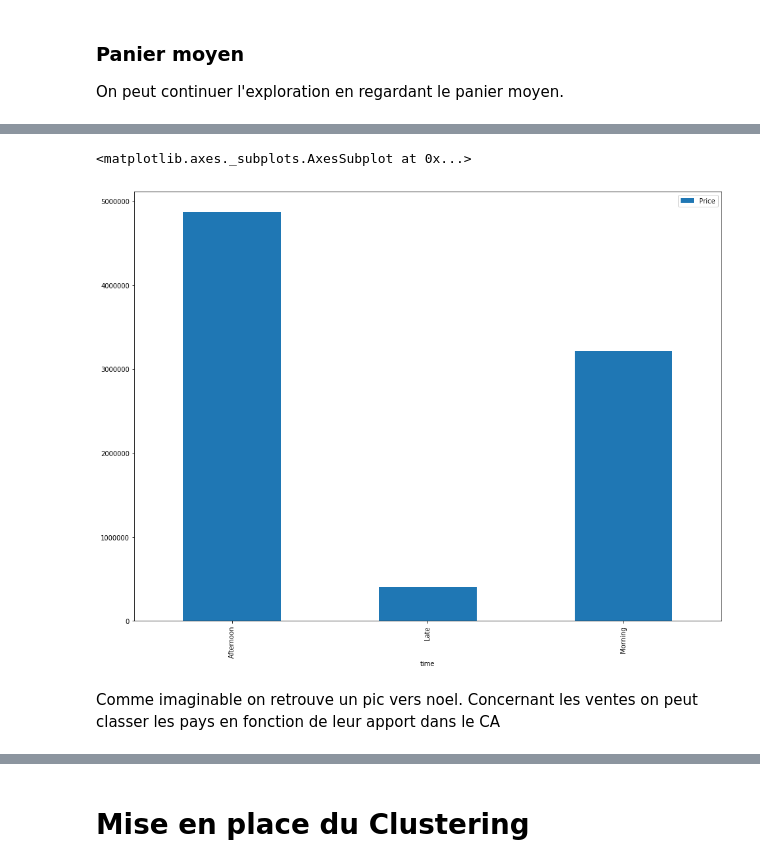
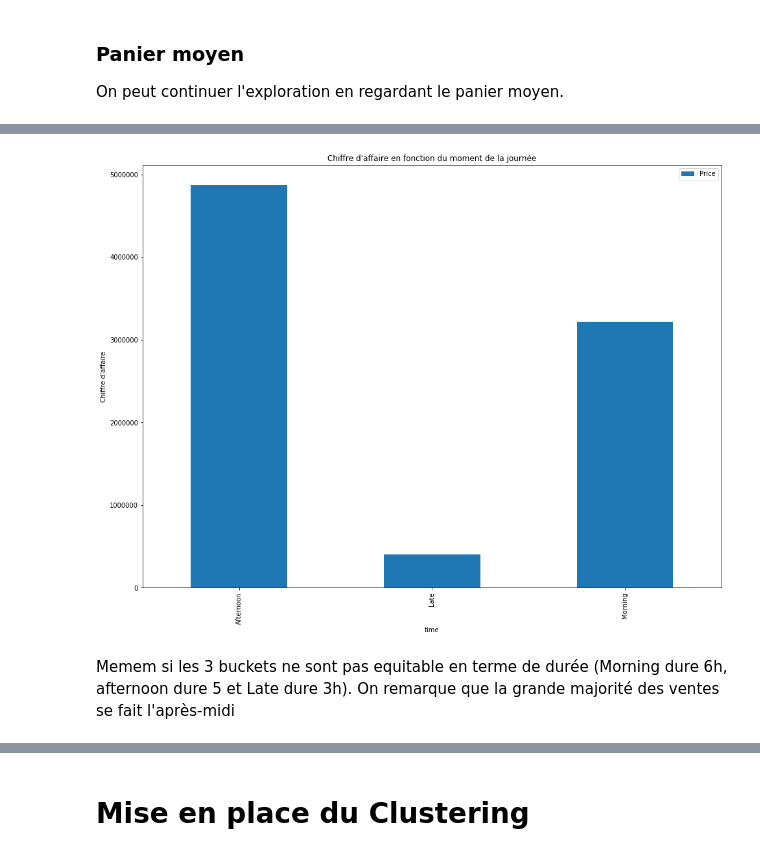
Before and after one commit to Coni63/OC_DS, a Jupyter notebook: P5/Segmentation Client.ipynb, the cells around one changed output, grey strips where cells are left out. Saved outputs shown, nothing was run; the diff lists cells and outputs as text; code cells hidden in the pictures.

```diff
--- a/P5/Segmentation Client.ipynb
+++ b/P5/Segmentation Client.ipynb
@@ -904,15 +790,18 @@ analyse_jour.plot(kind="bar", figsize=(16,12))  #http://pandas.pydata.org/pandas
 # %%
 Cat_col = df[["Morning", "Afternoon", "Late"]].idxmax(axis=1)
 s2 = pd.concat([Cat_col, df["Price"]], axis=1)
 s2.columns=["time", "Price"]
-s2
+
 analyse_time = s2.groupby("time").agg({
     "Price" : "sum"
 })
-analyse_time
+
 analyse_time.plot(kind="bar", figsize=(16,12))
+plt.ylabel("Chiffre d'affaire")
+plt.title("Chiffre d'affaire en fonction du moment de la journée")
+plt.savefig("img/CA_time.png")
+plt.show()
 # %% [output]
-<matplotlib.axes._subplots.AxesSubplot at 0x...>
-[figure, old version]
+[figure, new version]
-# %% [markdown]
-Comme imaginable on retrouve un pic vers noel. Concernant les ventes on peut classer les pays en fonction de leur apport dans le CA
+# %% [markdown]
+Memem si les 3 buckets ne sont pas equitable en terme de durée (Morning dure 6h, afternoon dure 5 et Late dure 3h). On remarque que la grande majorité des ventes se fait l'après-midi
```
Also changed, not shown: parts of 213 cells of this notebook, 26 other files.
